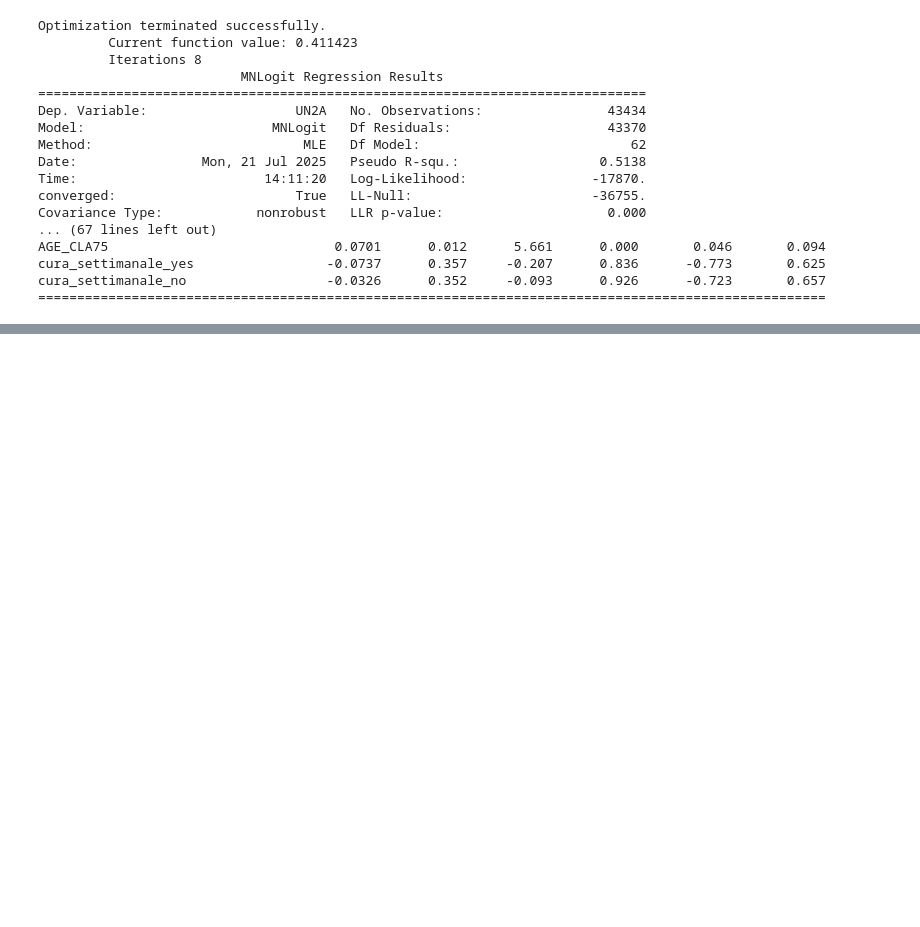
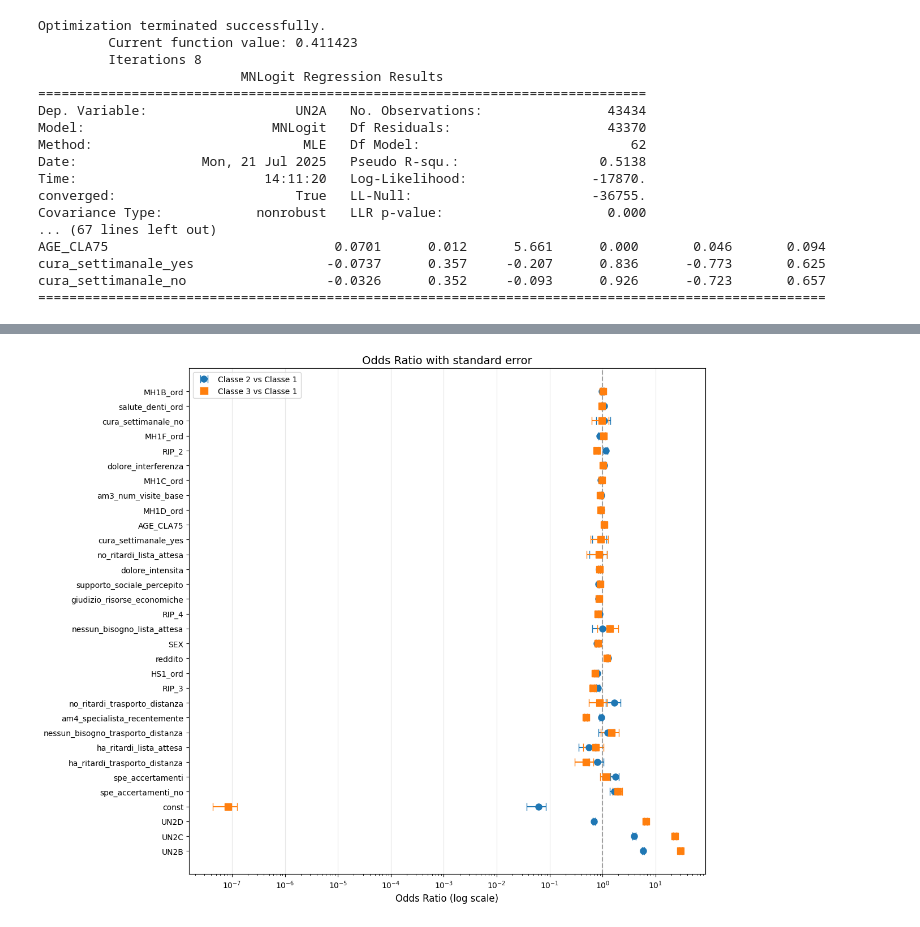
Before and after one commit to emanueleiacca/SL_ISTAT, a Jupyter notebook: Modelling.ipynb, the cells around one changed output, grey strips where cells are left out. Saved outputs shown, nothing was run; the diff lists cells and outputs as text; code cells hidden in the pictures; blank space fills up the shorter version.

```diff
--- a/Modelling.ipynb
+++ b/Modelling.ipynb
@@ -992,3 +799,59 @@ Name: RIP, Length: 43434, dtype: int64
+# %%
+import pandas as pd
+import numpy as np
+import matplotlib.pyplot as plt
+
+def plot_ordered_odds_ratios(result, figsize=(12, 10)):
+
+    coefs = result.params
+    stderr = result.bse
+    odds_ratios = np.exp(coefs)
+    odds_ratio_stderr = odds_ratios * stderr
+    or_df = pd.DataFrame(odds_ratios)
+    or_stderr_df = pd.DataFrame(odds_ratio_stderr)
+    if isinstance(or_df.columns, pd.RangeIndex):
+        or_df.columns = [f"Classe {i+2} vs Classe 1" for i in range(or_df.shape[1])]
+        or_stderr_df.columns = [f"Classe {i+2} vs Classe 1" for i in range(or_stderr_df.shape[1])]
+
+    or_df['dist_from_1'] = abs(or_df.mean(axis=1) - 1)
+    sorted_vars = or_df.sort_values('dist_from_1', ascending=False).index
+    or_df = or_df.drop(columns='dist_from_1')
+    or_df_sorted = or_df.loc[sorted_vars]
+    or_stderr_df_sorted = or_stderr_df.loc[sorted_vars]
+
+    fig, ax = plt.subplots(figsize=figsize)
+    colors = ['#1f77b4', '#ff7f0e']
+    markers = ['o', 's']
+    y_pos = np.arange(len(sorted_vars))
+    for i, col in enumerate(or_df_sorted.columns):
+        ax.errorbar(
+            or_df_sorted[col],
+            y_pos,
+            xerr=or_stderr_df_sorted[col],
+            fmt=markers[i],
+            capsize=5,
+            color=colors[i],
+            label=col,
+            markersize=8
+        )
+
+    ax.axvline(x=1, color='gray', linestyle='--', alpha=0.7)
+    ax.set_yticks(y_pos)
+    ax.set_yticklabels(sorted_vars)
+    ax.set_xscale('log')  # Scala logaritmica per gli odds ratio
+    ax.set_xlabel('Odds Ratio (log scale)', fontsize=12)
+    ax.set_title('Odds Ratio with standard error', fontsize=14)
+    ax.legend()
+    ax.grid(axis='x', alpha=0.3)
+
+    plt.tight_layout()
+    return fig, ax
+
+fig, ax = plot_ordered_odds_ratios(result)
+plt.savefig('odds_ratio_ordinati.png')
+plt.show()
+# %% [output]
+[figure, added]
 # %%
 import matplotlib.pyplot as plt
 import seaborn as sns
```
Also changed, not shown: parts of 22 cells of this notebook, 7 other files.
